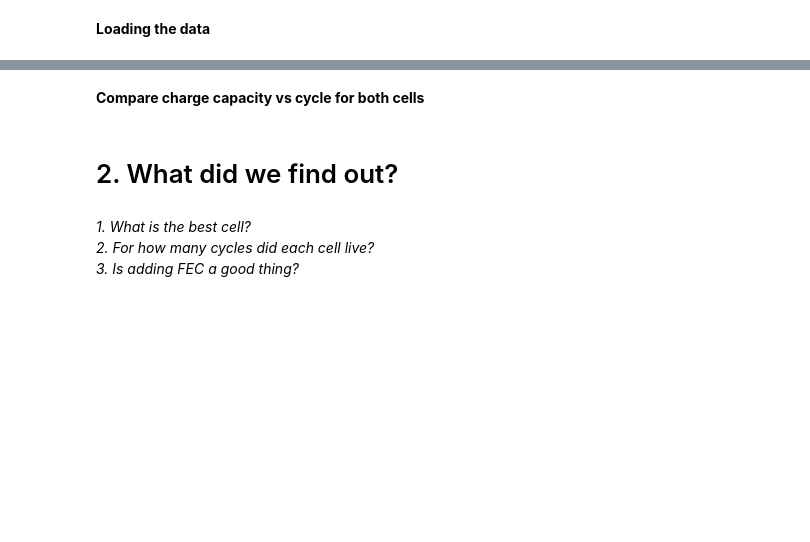
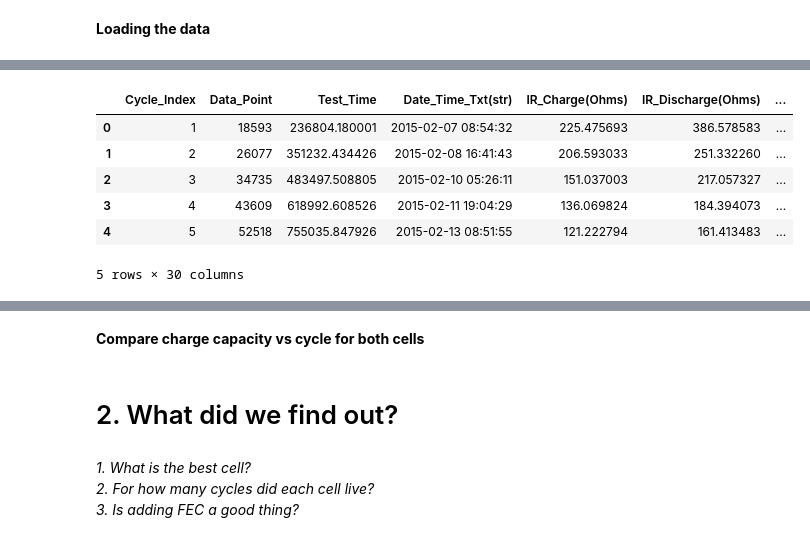
Before and after one commit to jepegit/hub_data, a Jupyter notebook: Case 4.ipynb, the cells around one changed output, grey strips where cells are left out. Drawn from its saved outputs; the diff is of its cells as text; code cells hidden in the pictures; blank space fills up the shorter version.

```diff
--- a/Case 4.ipynb
+++ b/Case 4.ipynb
@@ -126 +214,12 @@ all_summaries_cell_01 = cell_01.summaries
+# %%
+# lets have a brief look at it (if you want to know the name of all the columns, you can issue print(all_summaries_cell_01.columns))
+all_summaries_cell_01.head()
+# %% [output]
+|  | Cycle_Index | Data_Point | Test_Time | Date_Time_Txt(str) | IR_Charge(Ohms) | IR_Discharge(Ohms) | ... |
+| 0 | 1 | 18593 | 236804.180001 | 2015-02-07 08:54:32 | 225.475693 | 386.578583 | ... |
+| 1 | 2 | 26077 | 351232.434426 | 2015-02-08 16:41:43 | 206.593033 | 251.332260 | ... |
+| 2 | 3 | 34735 | 483497.508805 | 2015-02-10 05:26:11 | 151.037003 | 217.057327 | ... |
+| 3 | 4 | 43609 | 618992.608526 | 2015-02-11 19:04:29 | 136.069824 | 184.394073 | ... |
+| 4 | 5 | 52518 | 755035.847926 | 2015-02-13 08:51:55 | 121.222794 | 161.413483 | ... |
+5 rows × 30 columns
 # %%
```
Also changed, not shown: parts of 40 cells of this notebook.
